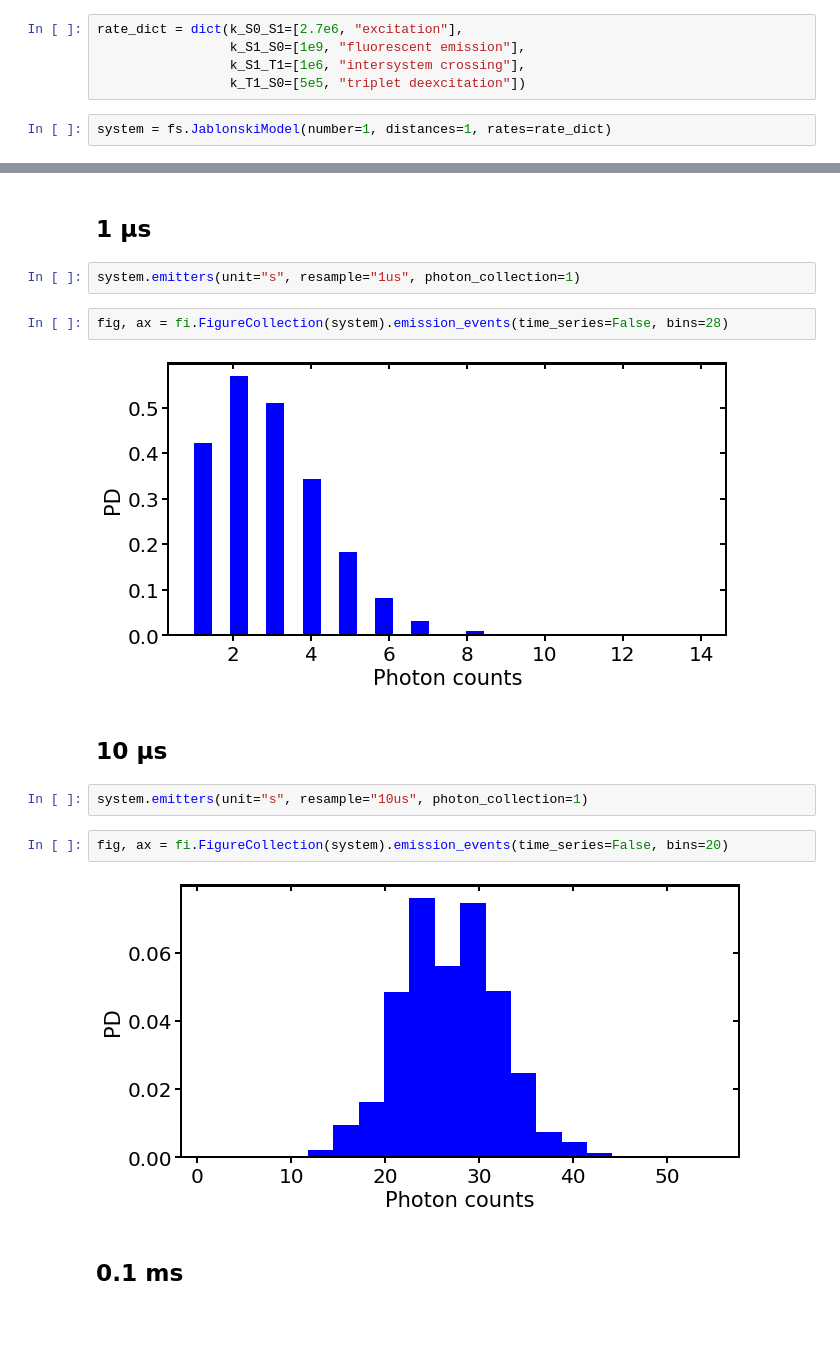
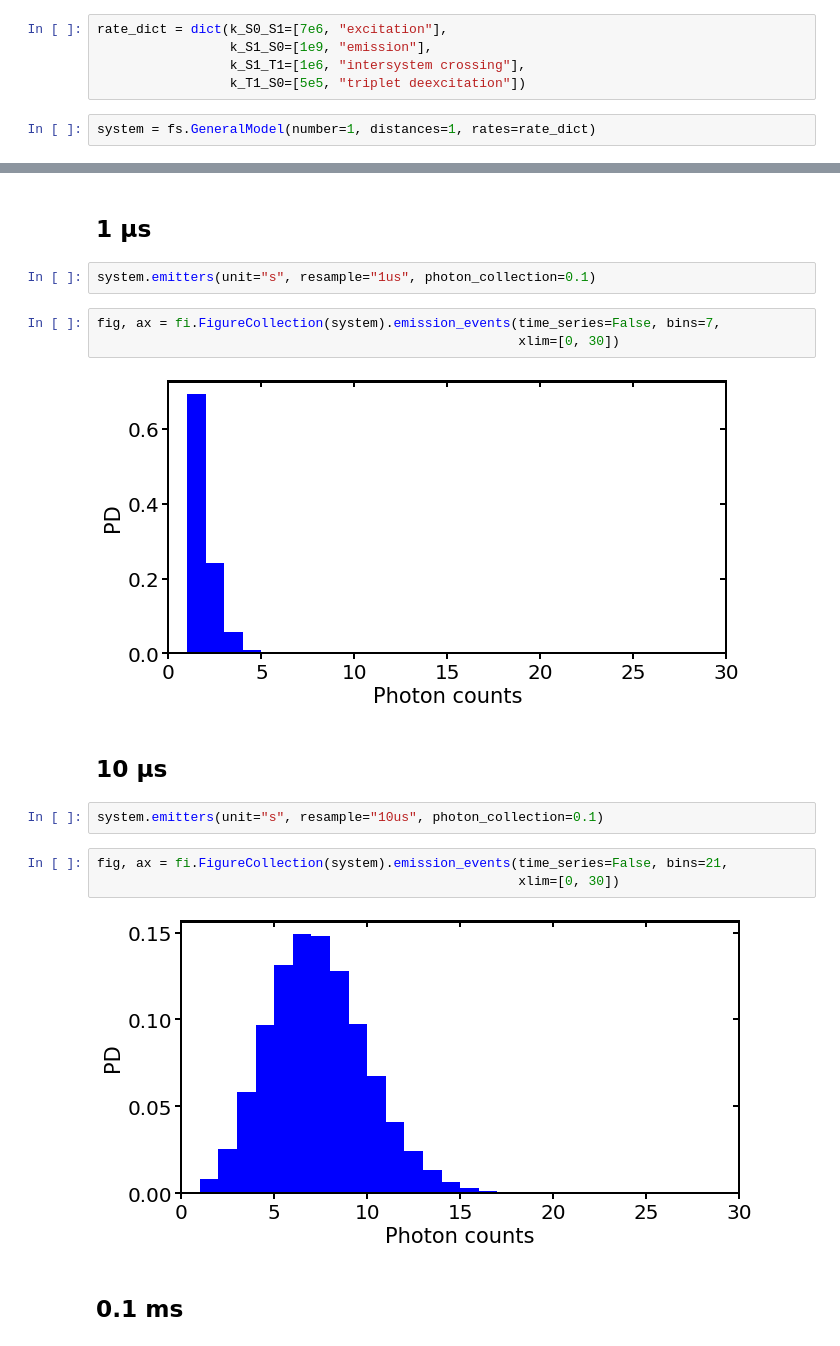
Before and after one commit to super-resolution/Fluopy, a Jupyter notebook: notebooks/binned photon counts/1F_S0_S1_T1.ipynb, the cells around one changed output, grey strips where cells are left out. Drawn from its saved outputs; the diff is of its cells as text.

```diff
--- a/notebooks/binned photon counts/1F_S0_S1_T1.ipynb
+++ b/notebooks/binned photon counts/1F_S0_S1_T1.ipynb
@@ -15,12 +15,12 @@ Intensity distributions based on different photon count bin sizes
 # %% [markdown]
 ### 1 fluorophore, S0 S1 T1 system
 # %%
-rate_dict = dict(k_S0_S1=[2.7e6, "excitation"],
-                 k_S1_S0=[1e9, "fluorescent emission"],
+rate_dict = dict(k_S0_S1=[7e6, "excitation"],
+                 k_S1_S0=[1e9, "emission"],
                  k_S1_T1=[1e6, "intersystem crossing"],
                  k_T1_S0=[5e5, "triplet deexcitation"])
 # %%
-system = fs.JablonskiModel(number=1, distances=1, rates=rate_dict)
+system = fs.GeneralModel(number=1, distances=1, rates=rate_dict)
 # %%
 system.simulate(n_steps=10000000, seed=99, base="py")
 # %%
@@ -36,19 +37,21 @@ fig, ax = fi.FigureCollection(system).emission_events(time_series=False, bins=30
 # %% [markdown]
 ## 1 µs
 # %%
-system.emitters(unit="s", resample="1us", photon_collection=1)
+system.emitters(unit="s", resample="1us", photon_collection=0.1)
 # %%
-fig, ax = fi.FigureCollection(system).emission_events(time_series=False, bins=28)
+fig, ax = fi.FigureCollection(system).emission_events(time_series=False, bins=7,
+                                                      xlim=[0, 30])
 # %% [output]
-[figure, old version]
+[figure, new version]
 # %% [markdown]
 ## 10 µs
 # %%
-system.emitters(unit="s", resample="10us", photon_collection=1)
+system.emitters(unit="s", resample="10us", photon_collection=0.1)
 # %%
-fig, ax = fi.FigureCollection(system).emission_events(time_series=False, bins=20)
+fig, ax = fi.FigureCollection(system).emission_events(time_series=False, bins=21,
+                                                      xlim=[0, 30])
 # %% [output]
-[figure, old version]
+[figure, new version]
 # %% [markdown]
 ## 0.1 ms
 # %%
```
Also changed, not shown: parts of 8 cells of this notebook, 37 other files.
